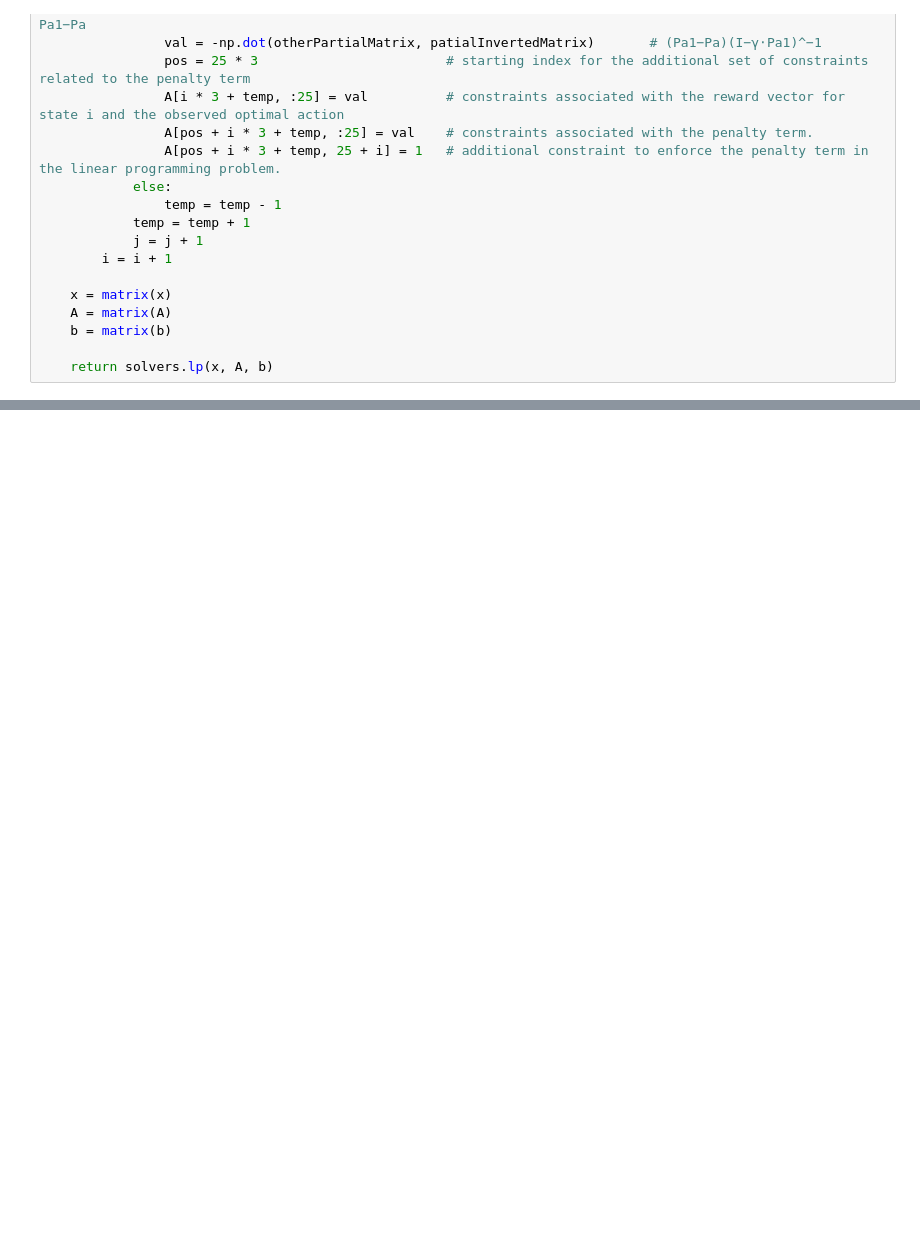
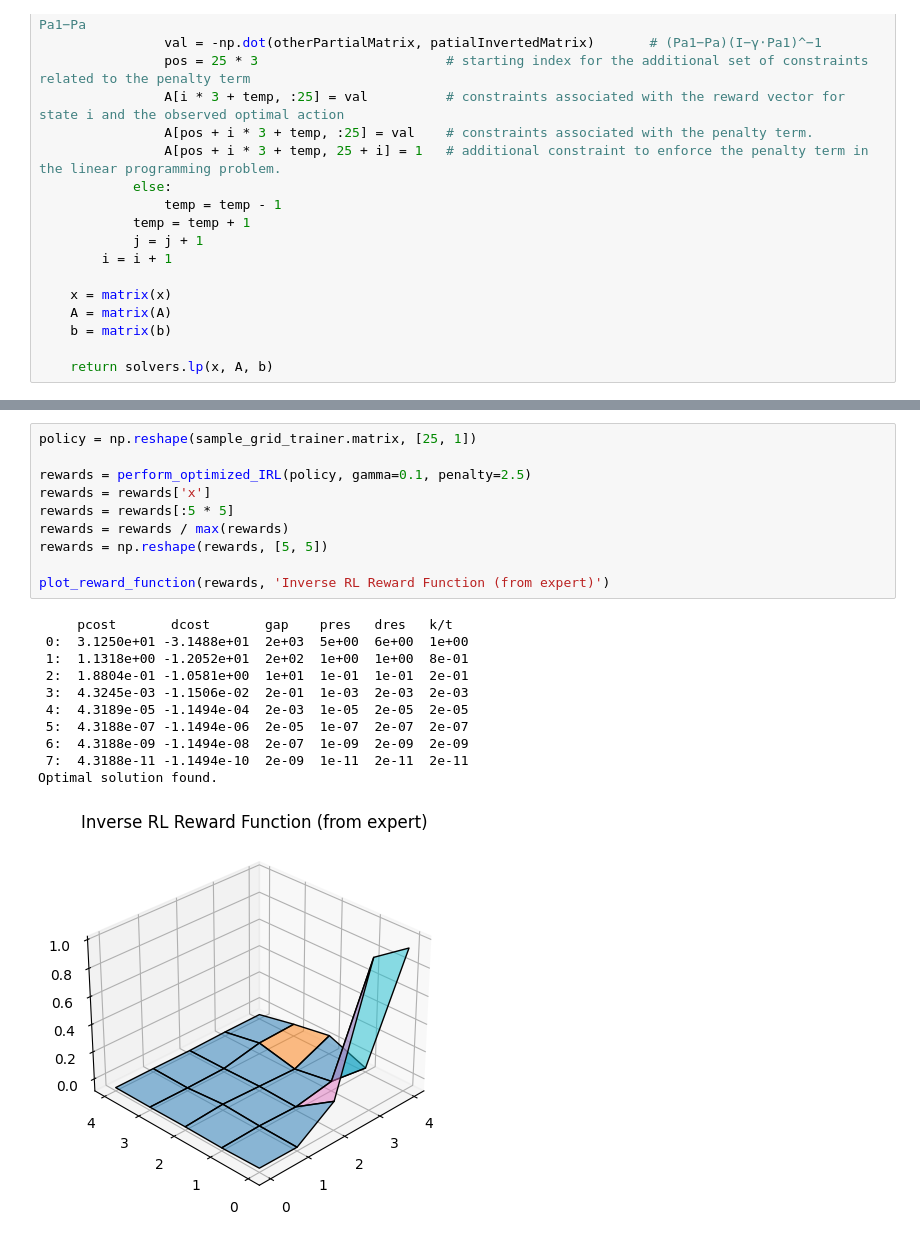
Before and after one commit to Shaz-5/IRL, a Jupyter notebook: Discrete Grid World/Grid_World_IRL_Linear_Programming.ipynb, the cells around one changed output, grey strips where cells are left out. Drawn from its saved outputs; the diff is of its cells as text; blank space fills up the shorter version.

```diff
--- a/Discrete Grid World/Grid_World_IRL_Linear_Programming.ipynb
+++ b/Discrete Grid World/Grid_World_IRL_Linear_Programming.ipynb
@@ -324,0 +324,22 @@ plot_reward_function(rewards, 'Inverse RL Reward Function')
+# %%
+policy = np.reshape(sample_grid_trainer.matrix, [25, 1])
+
+rewards = perform_optimized_IRL(policy, gamma=0.1, penalty=2.5)
+rewards = rewards['x']
+rewards = rewards[:5 * 5]
+rewards = rewards / max(rewards)
+rewards = np.reshape(rewards, [5, 5])
+
+plot_reward_function(rewards, 'Inverse RL Reward Function (from expert)')
+# %% [output]
+     pcost       dcost       gap    pres   dres   k/t
+ 0:  3.1250e+01 -3.1488e+01  2e+03  5e+00  6e+00  1e+00
+ 1:  1.1318e+00 -1.2052e+01  2e+02  1e+00  1e+00  8e-01
+ 2:  1.8804e-01 -1.0581e+00  1e+01  1e-01  1e-01  2e-01
+ 3:  4.3245e-03 -1.1506e-02  2e-01  1e-03  2e-03  2e-03
+ 4:  4.3189e-05 -1.1494e-04  2e-03  1e-05  2e-05  2e-05
+ 5:  4.3188e-07 -1.1494e-06  2e-05  1e-07  2e-07  2e-07
+ 6:  4.3188e-09 -1.1494e-08  2e-07  1e-09  2e-09  2e-09
+ 7:  4.3188e-11 -1.1494e-10  2e-09  1e-11  2e-11  2e-11
+Optimal solution found.
+[figure, added]
```
Also changed, not shown: parts of 5 cells of this notebook, 1 other file.
